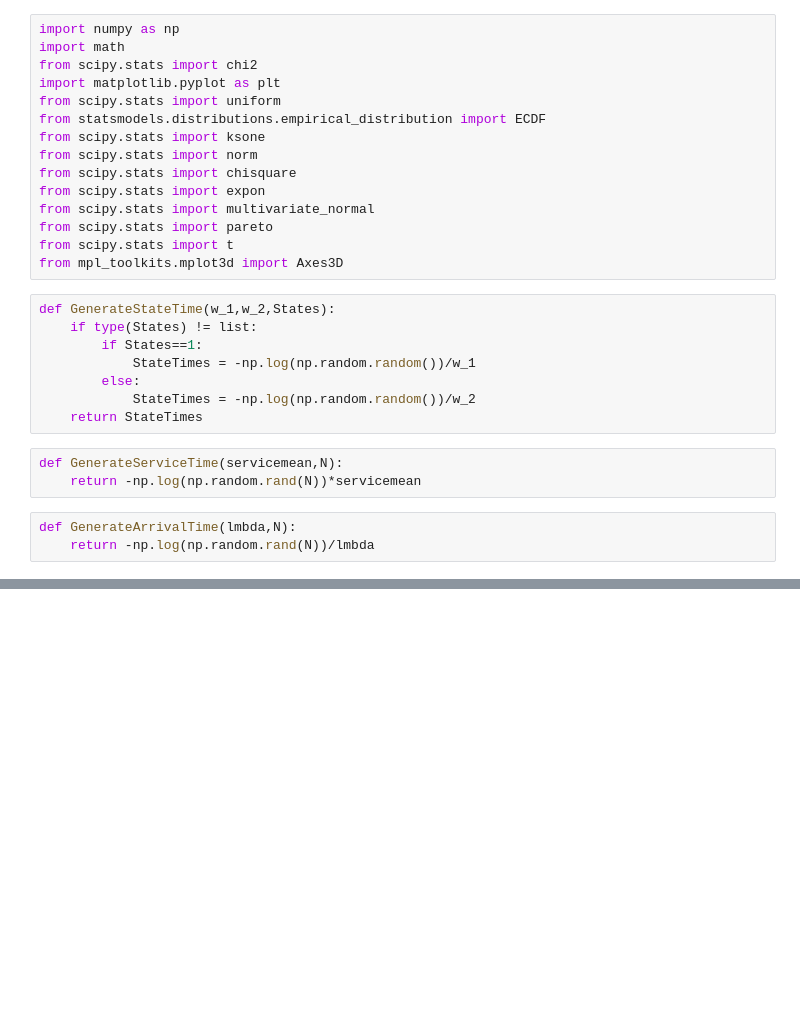
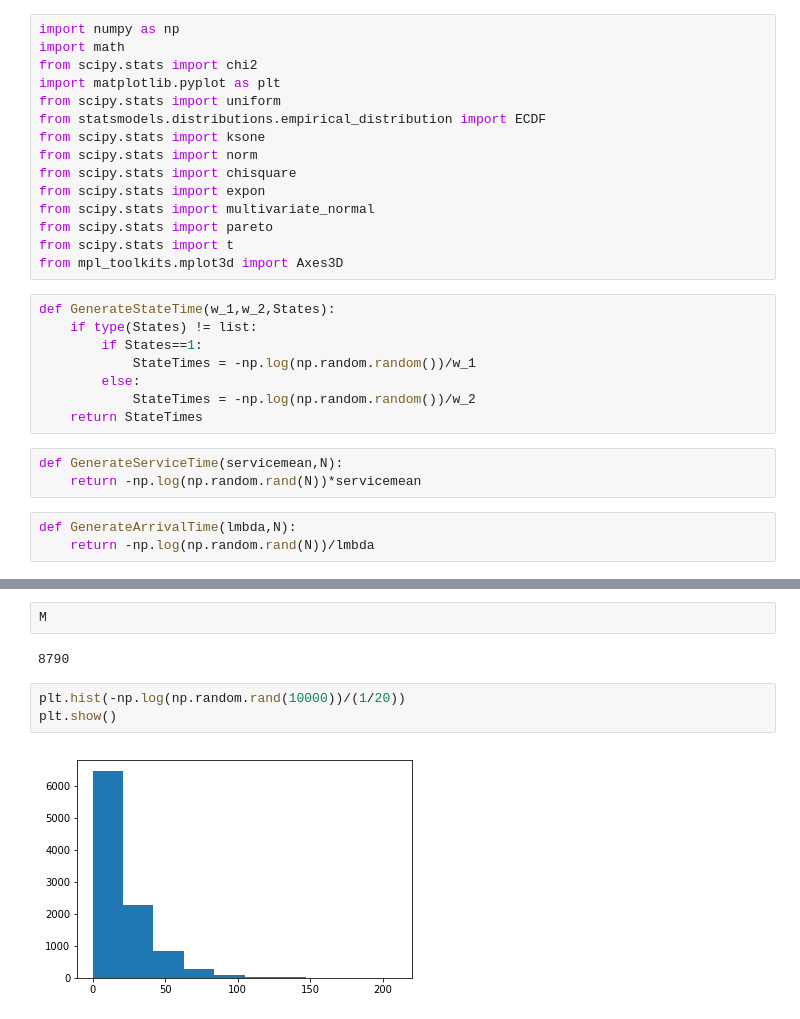
Before and after one commit to mhattingpete/02443_Stochastic_Simulation_Project, a Jupyter notebook: Project Stochastic.ipynb, the cells around one changed output, grey strips where cells are left out. Drawn from its saved outputs; the diff is of its cells as text; blank space fills up the shorter version.

```diff
--- a/Project Stochastic.ipynb
+++ b/Project Stochastic.ipynb
@@ -192,0 +647,9 @@ array([], dtype=float64)
+# %%
+M
+# %% [output]
+8790
+# %%
+plt.hist(-np.log(np.random.rand(10000))/(1/20))
+plt.show()
+# %% [output]
+[figure, added]
```
Also changed, not shown: parts of 19 cells of this notebook.
